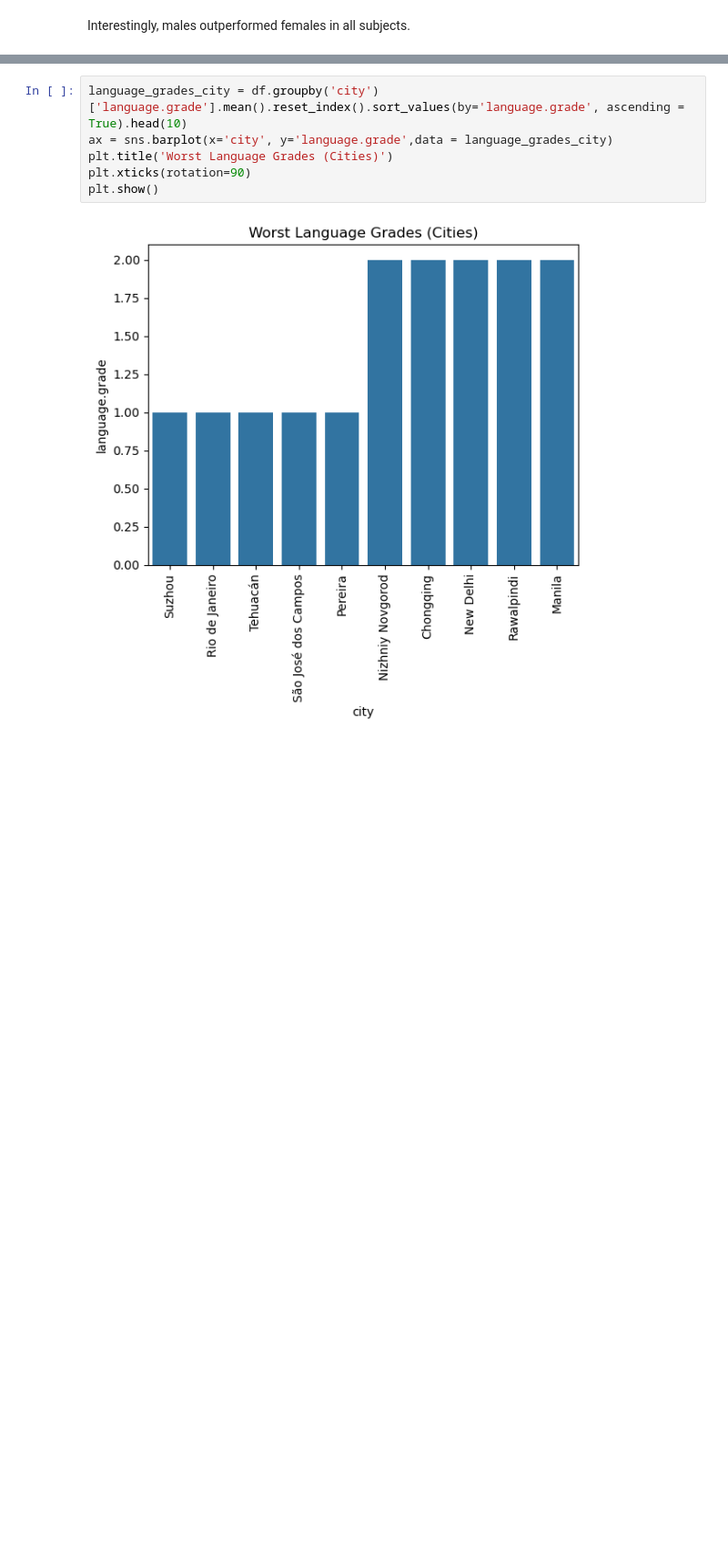
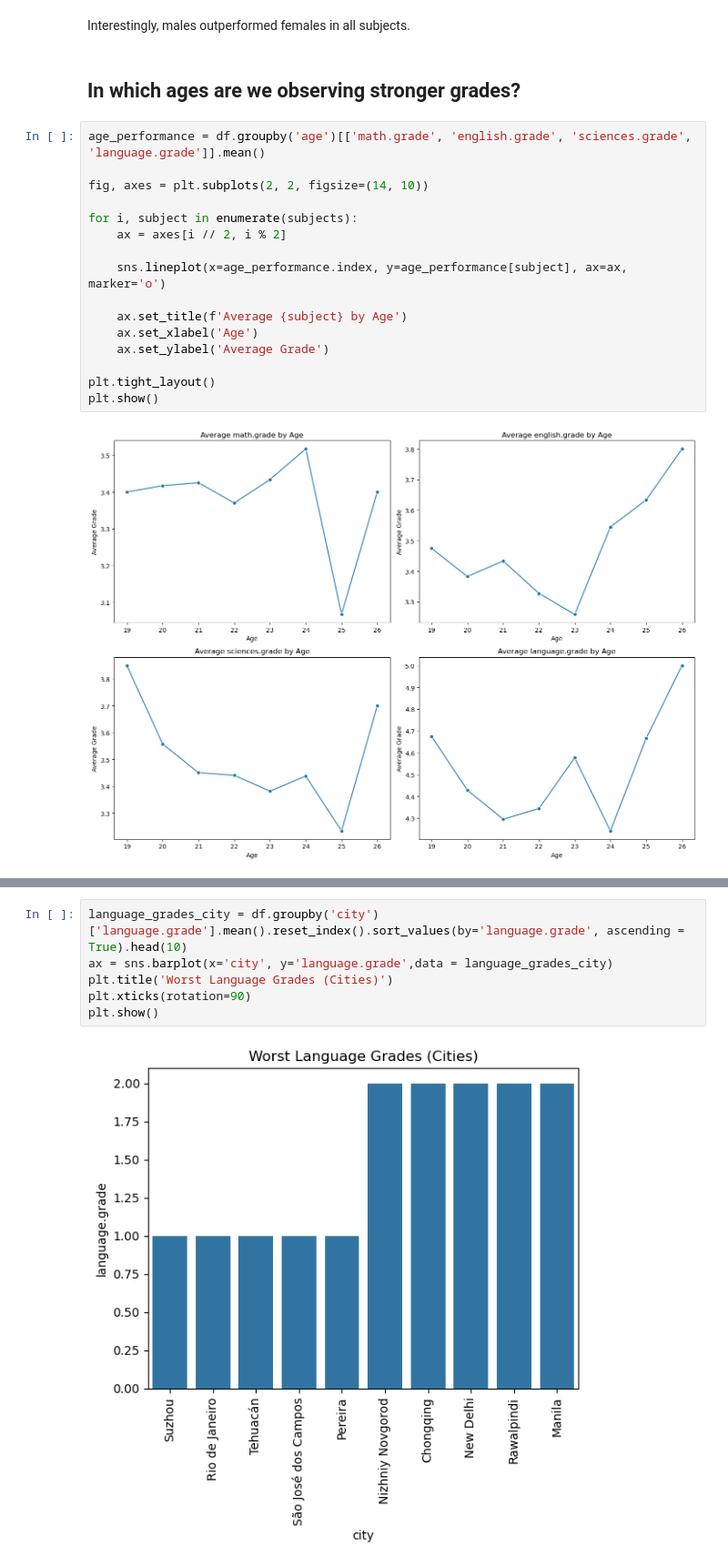
Before and after one commit to omajy/grade-analyser, a Jupyter notebook: grade-analysis.ipynb, the cells around one changed output, grey strips where cells are left out. Shown at 91% size. Saved outputs shown, nothing was run; the diff lists cells and outputs as text; blank space fills up the shorter version.

```diff
--- a/grade-analysis.ipynb
+++ b/grade-analysis.ipynb
@@ -62,2 +64,22 @@ for i, subject in enumerate(subjects):
 # %% [markdown]
 Interestingly, males outperformed females in all subjects.
+# %% [markdown]
+## In which ages are we observing stronger grades?
+# %%
+age_performance = df.groupby('age')[['math.grade', 'english.grade', 'sciences.grade', 'language.grade']].mean()
+
+fig, axes = plt.subplots(2, 2, figsize=(14, 10))
+
+for i, subject in enumerate(subjects):
+    ax = axes[i // 2, i % 2]
+
+    sns.lineplot(x=age_performance.index, y=age_performance[subject], ax=ax, marker='o')
+
+    ax.set_title(f'Average {subject} by Age')
+    ax.set_xlabel('Age')
+    ax.set_ylabel('Average Grade')
+
+plt.tight_layout()
+plt.show()
+# %% [output]
+[figure, added]
```
Also changed, not shown: parts of 6 cells of this notebook.
